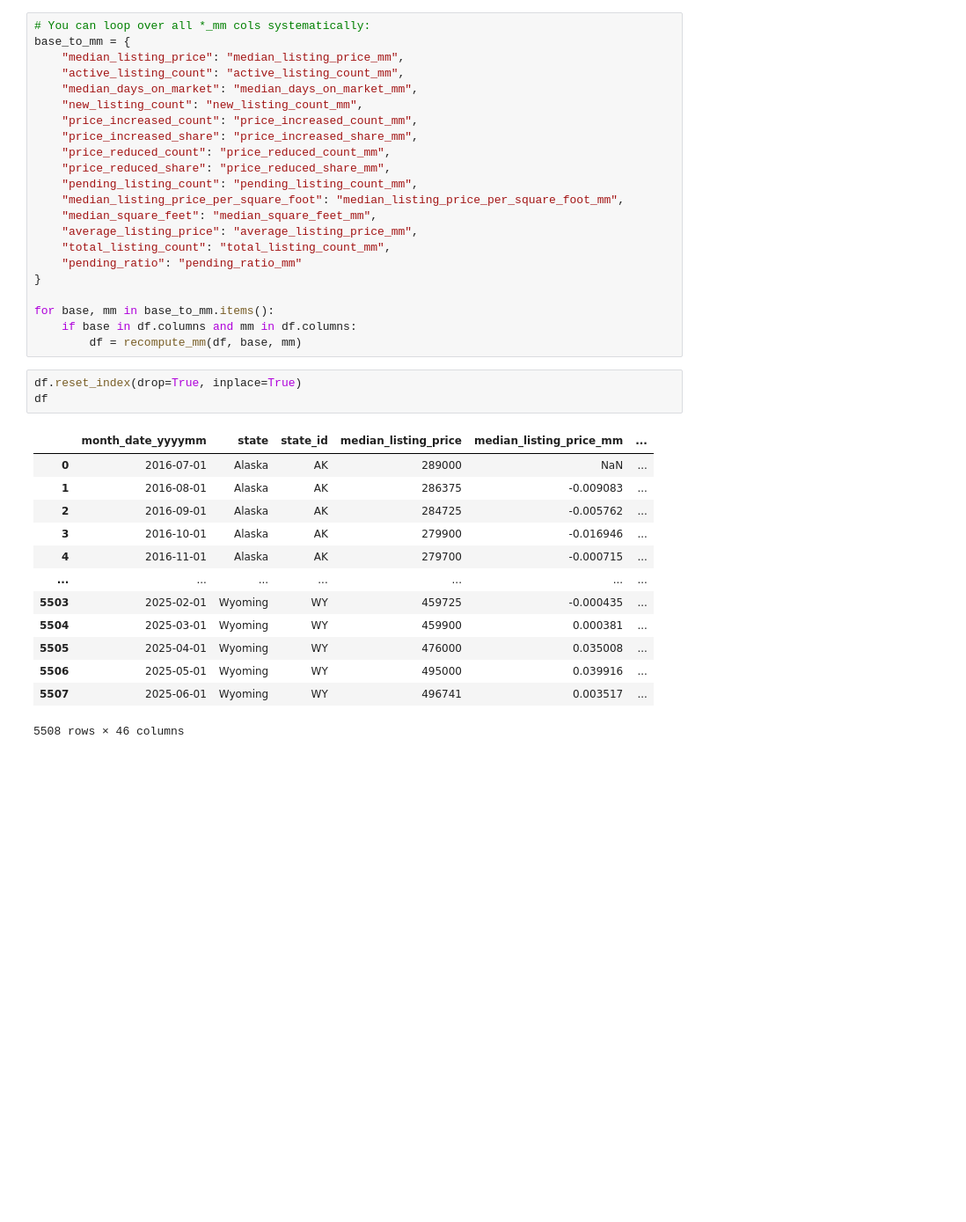
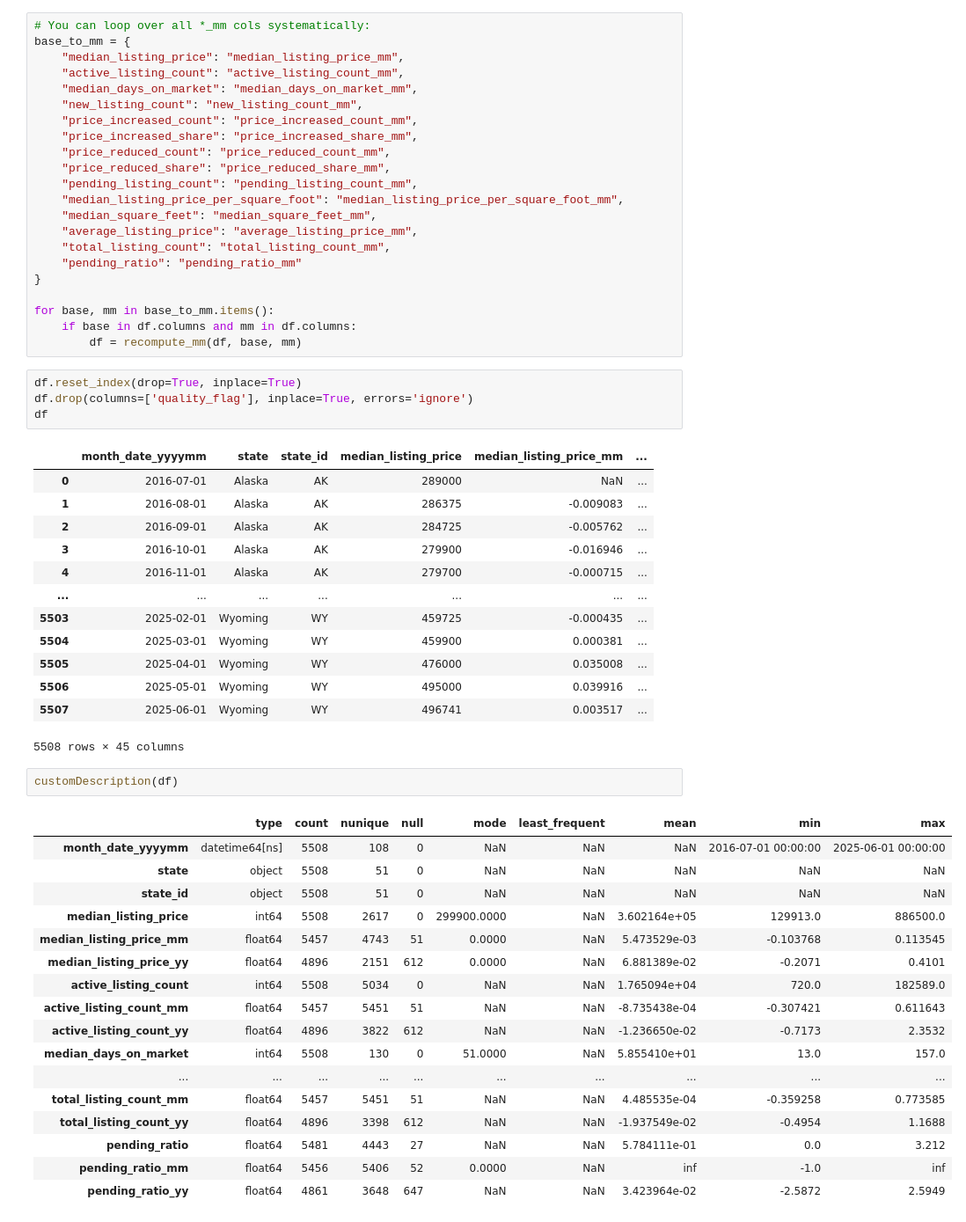
Before and after one commit to Real-Estate-Insight-Platform-Project/AI-ML-Services, a Jupyter notebook: forecasting engine/preprocessing.ipynb, the cells around one changed output. Shown at 88% size. Cells and saved outputs as stored; diff of their text form; blank space fills up the shorter version.

```diff
--- a/forecasting engine/preprocessing.ipynb
+++ b/forecasting engine/preprocessing.ipynb
@@ -183,6 +185,7 @@ for base, mm in base_to_mm.items():
         df = recompute_mm(df, base, mm)
 # %%
 df.reset_index(drop=True, inplace=True)
+df.drop(columns=['quality_flag'], inplace=True, errors='ignore')
 df
 # %% [output]
 |  | month_date_yyyymm | state | state_id | median_listing_price | median_listing_price_mm | ... |
@@ -197,4 +200,24 @@ df
 | 5505 | 2025-04-01 | Wyoming | WY | 476000 | 0.035008 | ... |
 | 5506 | 2025-05-01 | Wyoming | WY | 495000 | 0.039916 | ... |
 | 5507 | 2025-06-01 | Wyoming | WY | 496741 | 0.003517 | ... |
-5508 rows × 46 columns
+5508 rows × 45 columns
+# %%
+customDescription(df)
+# %% [output]
+|  | type | count | nunique | null | mode | least_frequent | mean | min | max |
+| month_date_yyyymm | datetime64[ns] | 5508 | 108 | 0 | NaN | NaN | NaN | 2016-07-01 00:00:00 | 2025-06-01 00:00:00 |
+| state | object | 5508 | 51 | 0 | NaN | NaN | NaN | NaN | NaN |
+| state_id | object | 5508 | 51 | 0 | NaN | NaN | NaN | NaN | NaN |
+| median_listing_price | int64 | 5508 | 2617 | 0 | 299900.0000 | NaN | 3.602164e+05 | 129913.0 | 886500.0 |
+| median_listing_price_mm | float64 | 5457 | 4743 | 51 | 0.0000 | NaN | 5.473529e-03 | -0.103768 | 0.113545 |
+| median_listing_price_yy | float64 | 4896 | 2151 | 612 | 0.0000 | NaN | 6.881389e-02 | -0.2071 | 0.4101 |
+| active_listing_count | int64 | 5508 | 5034 | 0 | NaN | NaN | 1.765094e+04 | 720.0 | 182589.0 |
+| active_listing_count_mm | float64 | 5457 | 5451 | 51 | NaN | NaN | -8.735438e-04 | -0.307421 | 0.611643 |
+| active_listing_count_yy | float64 | 4896 | 3822 | 612 | NaN | NaN | -1.236650e-02 | -0.7173 | 2.3532 |
+| median_days_on_market | int64 | 5508 | 130 | 0 | 51.0000 | NaN | 5.855410e+01 | 13.0 | 157.0 |
+| ... | ... | ... | ... | ... | ... | ... | ... | ... | ... |
+| total_listing_count_mm | float64 | 5457 | 5451 | 51 | NaN | NaN | 4.485535e-04 | -0.359258 | 0.773585 |
+| total_listing_count_yy | float64 | 4896 | 3398 | 612 | NaN | NaN | -1.937549e-02 | -0.4954 | 1.1688 |
+| pending_ratio | float64 | 5481 | 4443 | 27 | NaN | NaN | 5.784111e-01 | 0.0 | 3.212 |
+| pending_ratio_mm | float64 | 5456 | 5406 | 52 | 0.0000 | NaN | inf | -1.0 | inf |
+| pending_ratio_yy | float64 | 4861 | 3648 | 647 | NaN | NaN | 3.423964e-02 | -2.5872 | 2.5949 |
```
Also changed, not shown: parts of 1 cell of this notebook.
